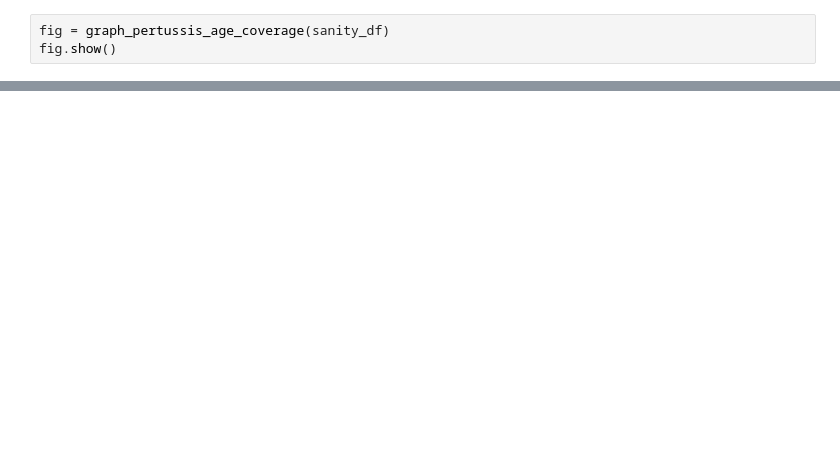
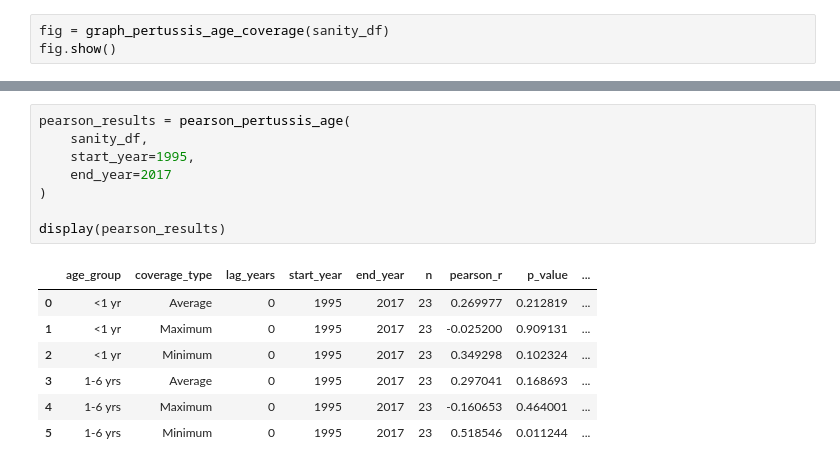
Before and after one commit to FusRaDa/biot670i_capstone_vaccination_project, a Jupyter notebook: rada_notebooks/12_pertussis_sanity_check.ipynb, the cells around one changed output, grey strips where cells are left out. Drawn from its saved outputs; the diff is of its cells as text; blank space fills up the shorter version.

```diff
--- a/rada_notebooks/12_pertussis_sanity_check.ipynb
+++ b/rada_notebooks/12_pertussis_sanity_check.ipynb
@@ -230,0 +291,16 @@ pearson_pertussis_age(
+# %%
+pearson_results = pearson_pertussis_age(
+    sanity_df,
+    start_year=1995,
+    end_year=2017
+)
+
+display(pearson_results)
+# %% [output]
+|  | age_group | coverage_type | lag_years | start_year | end_year | n | pearson_r | p_value | ... |
+| 0 | <1 yr | Average | 0 | 1995 | 2017 | 23 | 0.269977 | 0.212819 | ... |
+| 1 | <1 yr | Maximum | 0 | 1995 | 2017 | 23 | -0.025200 | 0.909131 | ... |
+| 2 | <1 yr | Minimum | 0 | 1995 | 2017 | 23 | 0.349298 | 0.102324 | ... |
+| 3 | 1-6 yrs | Average | 0 | 1995 | 2017 | 23 | 0.297041 | 0.168693 | ... |
+| 4 | 1-6 yrs | Maximum | 0 | 1995 | 2017 | 23 | -0.160653 | 0.464001 | ... |
+| 5 | 1-6 yrs | Minimum | 0 | 1995 | 2017 | 23 | 0.518546 | 0.011244 | ... |
```
Also changed, not shown: parts of 19 cells of this notebook.
